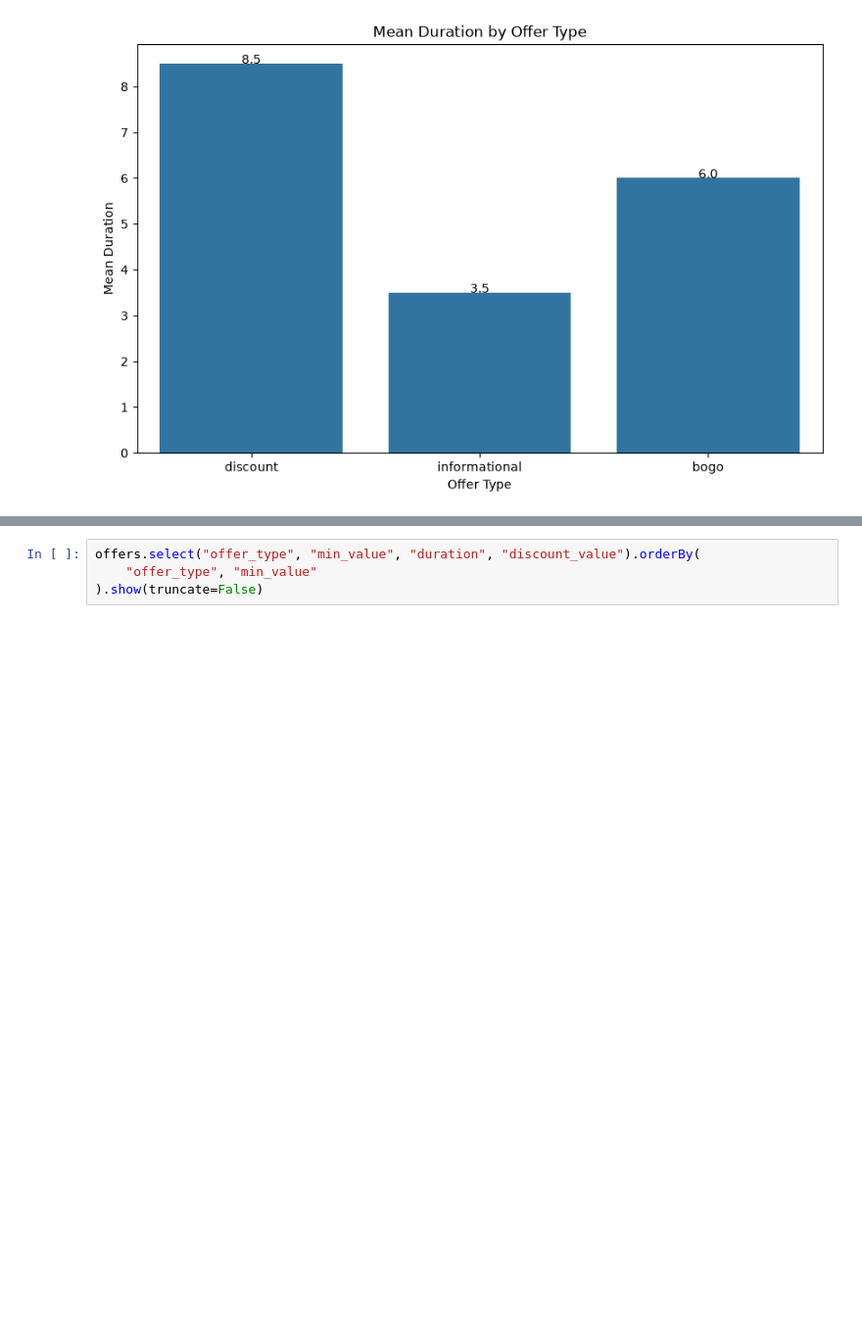
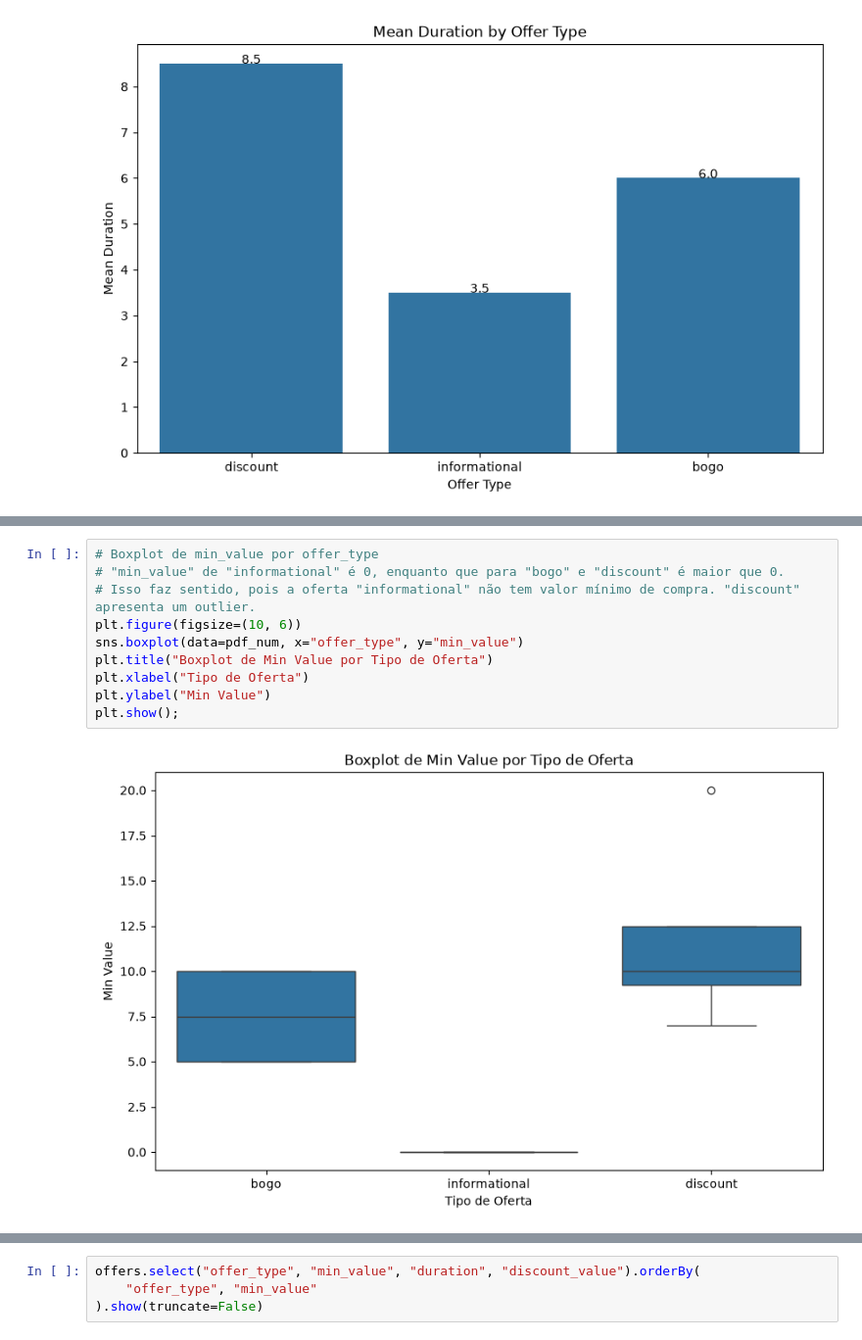
Before and after one commit to diiogorezende/ifood-case, a Jupyter notebook: notebooks/01_eda_offers.ipynb, the cells around one changed output, grey strips where cells are left out. Shown at 98% size. Cells and saved outputs as stored; diff of their text form; blank space fills up the shorter version.

```diff
--- a/notebooks/01_eda_offers.ipynb
+++ b/notebooks/01_eda_offers.ipynb
@@ -156,0 +178,12 @@ plt.show();
+# %%
+# Boxplot de min_value por offer_type
+# "min_value" de "informational" é 0, enquanto que para "bogo" e "discount" é maior que 0.
+# Isso faz sentido, pois a oferta "informational" não tem valor mínimo de compra. "discount" apresenta um outlier.
+plt.figure(figsize=(10, 6))
+sns.boxplot(data=pdf_num, x="offer_type", y="min_value")
+plt.title("Boxplot de Min Value por Tipo de Oferta")
+plt.xlabel("Tipo de Oferta")
+plt.ylabel("Min Value")
+plt.show();
+# %% [output]
+[figure, added]
```
Also changed, not shown: parts of 8 cells of this notebook, 2 other files.
